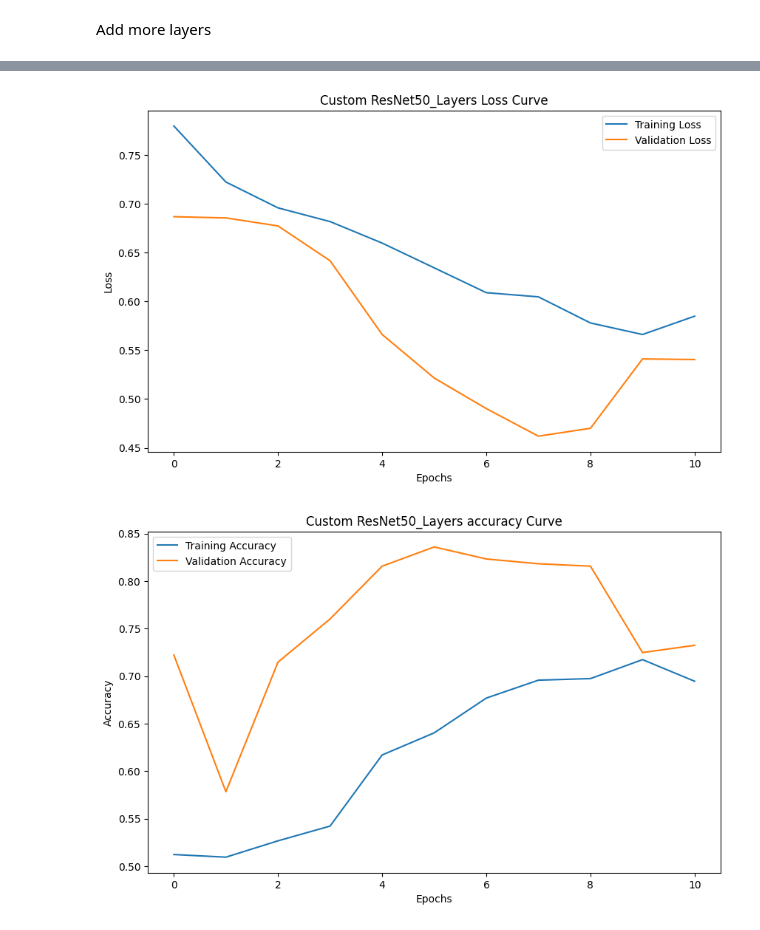
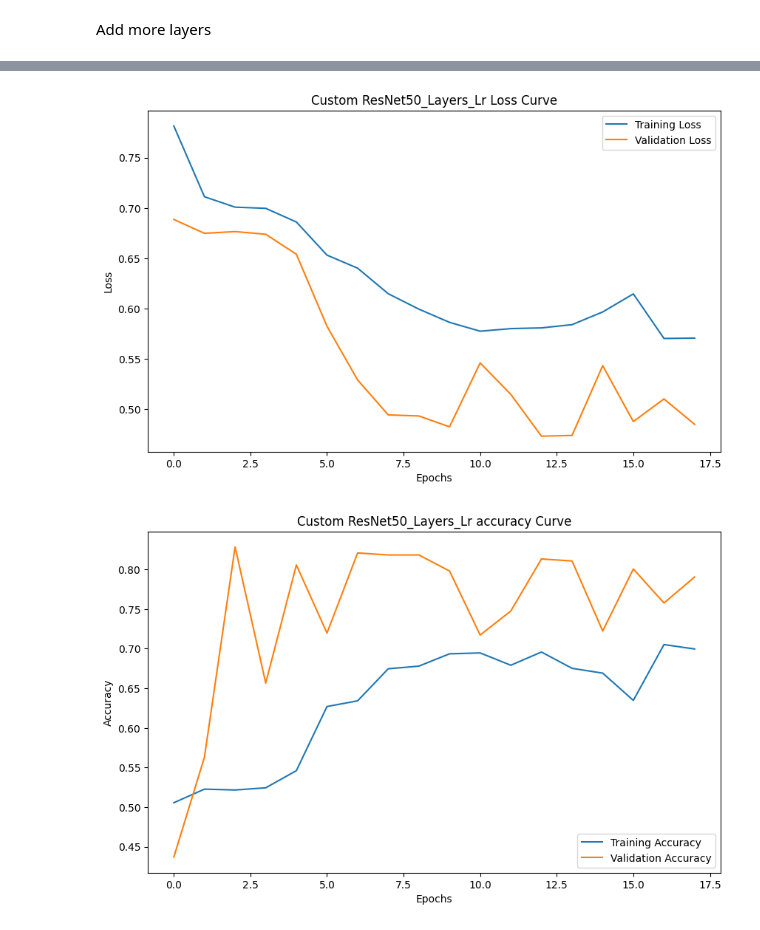
Before and after one commit to DrPaulaEkene/Binary_Classification_Of_Uterine-Myoma_ltrasound_Via_ResNet50_And_MobileNet, a Jupyter notebook: Uterine_Myoma_(Uterine_fibroids)_Ultrasound_image_classification_with_ResNet50_and_MobileNet.ipynb, the cells around one changed output, grey strips where cells are left out. Drawn from its saved outputs; the diff is of its cells as text; code cells hidden in the pictures.

```diff
--- a/Uterine_Myoma_(Uterine_fibroids)_Ultrasound_image_classification_with_ResNet50_and_MobileNet.ipynb
+++ b/Uterine_Myoma_(Uterine_fibroids)_Ultrasound_image_classification_with_ResNet50_and_MobileNet.ipynb
@@ -632,15 +623,8 @@ ResNet50layers Test Accuracy: 0.79
 # %%
-# Initiate early stopping after increasing epochs
+# Increase patience levels
+#  Adjust the learning rate when the validation loss stops improving
 
 
-import tensorflow as tf
-from tensorflow.keras.layers import GlobalAveragePooling2D, Dense, Dropout
-from tensorflow.keras.optimizers import Adam
-from tensorflow.keras.applications import ResNet50
-from tensorflow.keras.preprocessing.image import ImageDataGenerator
-from tensorflow.keras.callbacks import EarlyStopping, ModelCheckpoint
-
-# Load pre-trained ResNet50 model (without top layers)
 base_model = ResNet50(weights='imagenet', include_top=False, input_shape=(224, 224, 3))
 
 # Freeze layers
@@ -659,28 +643,33 @@ x = Dropout(0.5)(x)
 x = Dense(1, activation='sigmoid')(x)
 
 # Create model
-model = tf.keras.Model(inputs=base_model.input, outputs=x)
+model1d = tf.keras.Model(inputs=base_model.input, outputs=x)
 
 # Compile model
-model.compile(optimizer=Adam(learning_rate=0.001), loss='binary_crossentropy', metrics=['accuracy'])
+model1d.compile(optimizer=Adam(learning_rate=0.001), loss='binary_crossentropy', metrics=['accuracy'])
 
-# Print model summary
-model.summary()
+
+reduce_lr = ReduceLROnPlateau(
+    monitor='val_loss',
+    factor=0.2,
+    patience=3,
+    min_lr=0.00001
+)
 
 # Set up EarlyStopping and ModelCheckpoint callbacks
-early_stopping = EarlyStopping(monitor='val_loss', patience=3, restore_best_weights=True)
+early_stopping = EarlyStopping(monitor='val_loss', patience=5, restore_best_weights=True)
 checkpoint = ModelCheckpoint('best_model.keras', monitor='val_loss', save_best_only=True)
 
-# Train the model
-historyRes_layer = model.fit(
+# Train the model with callback
+historyRes_layer_Lr = model1d.fit(
     train_generator,
     epochs=50,
     validation_data=test_generator,
-    callbacks=[early_stopping, checkpoint]
+    callbacks=[reduce_lr, early_stopping, checkpoint]
 )
 
-# Evaluate the model using the best saved model
-model.load_weights('best_model.keras')
-loss, accuracy = model.evaluate(test_generator)
+# Evaluate the model
+model1d.load_weights('best_model.keras')
+loss, accuracy = model1d.evaluate(test_generator)
 print(f'ResNet50_Layer Test Accuracy: {accuracy:.2f}')
 # %% [output]
@@ -725,7 +705,7 @@ ResNet50_Layer Test Accuracy: 0.82
 # %%
 # Plot loss and accuracy curves
-plot_loss_curve(historyRes_layer, title='Custom ResNet50_Layers Loss Curve')
-plot_accuracy_curve(historyRes_layer, title='Custom ResNet50_Layers accuracy Curve' )
+plot_loss_curve(historyRes_layer_Lr, title='Custom ResNet50_Layers_Lr Loss Curve')
+plot_accuracy_curve(historyRes_layer_Lr, title='Custom ResNet50_Layers_Lr accuracy Curve')
 # %% [output]
-[figure, old version]
+[figure, new version]
-[figure, old version]
+[figure, new version]
```
Also changed, not shown: parts of 67 cells of this notebook.
